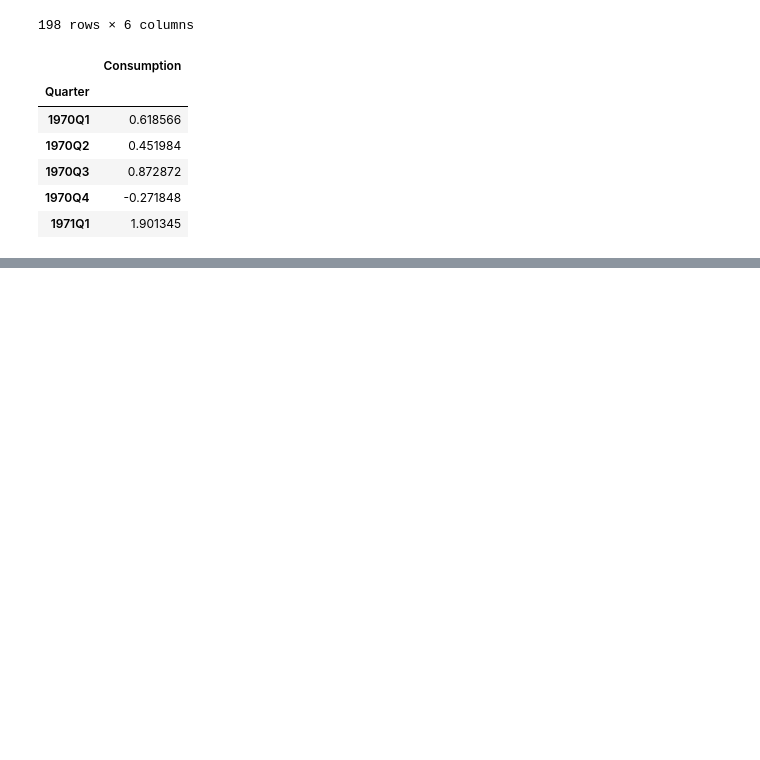
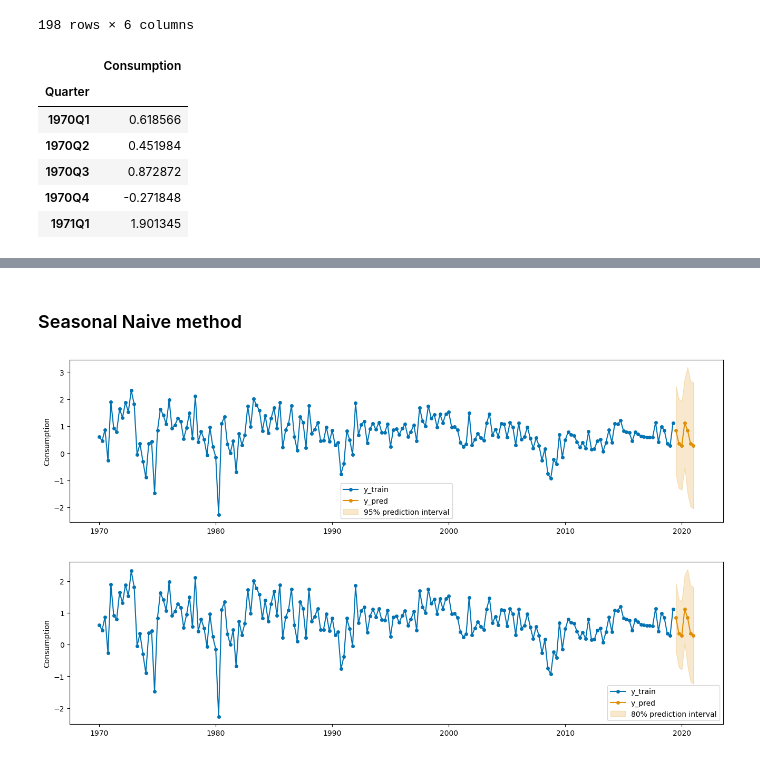
Before and after one commit to ramalhogs/Series_temporais_A2, a Jupyter notebook: baselines.ipynb, the cells around one changed output, grey strips where cells are left out. Saved outputs shown, nothing was run; the diff lists cells and outputs as text; code cells hidden in the pictures; blank space fills up the shorter version.

```diff
--- a/baselines.ipynb
+++ b/baselines.ipynb
@@ -85,0 +95,7 @@ ValueError: Multi-dimensional indexing (e.g. `obj[:, None]`) is no longer suppor
+# %% [markdown]
+### Seasonal Naive method
+# %%
+fit_and_plot(Consumption, strategy="last", sp=4)
+# %% [output]
+[figure, added]
+[figure, added]
```
Also changed, not shown: parts of 6 cells of this notebook.
